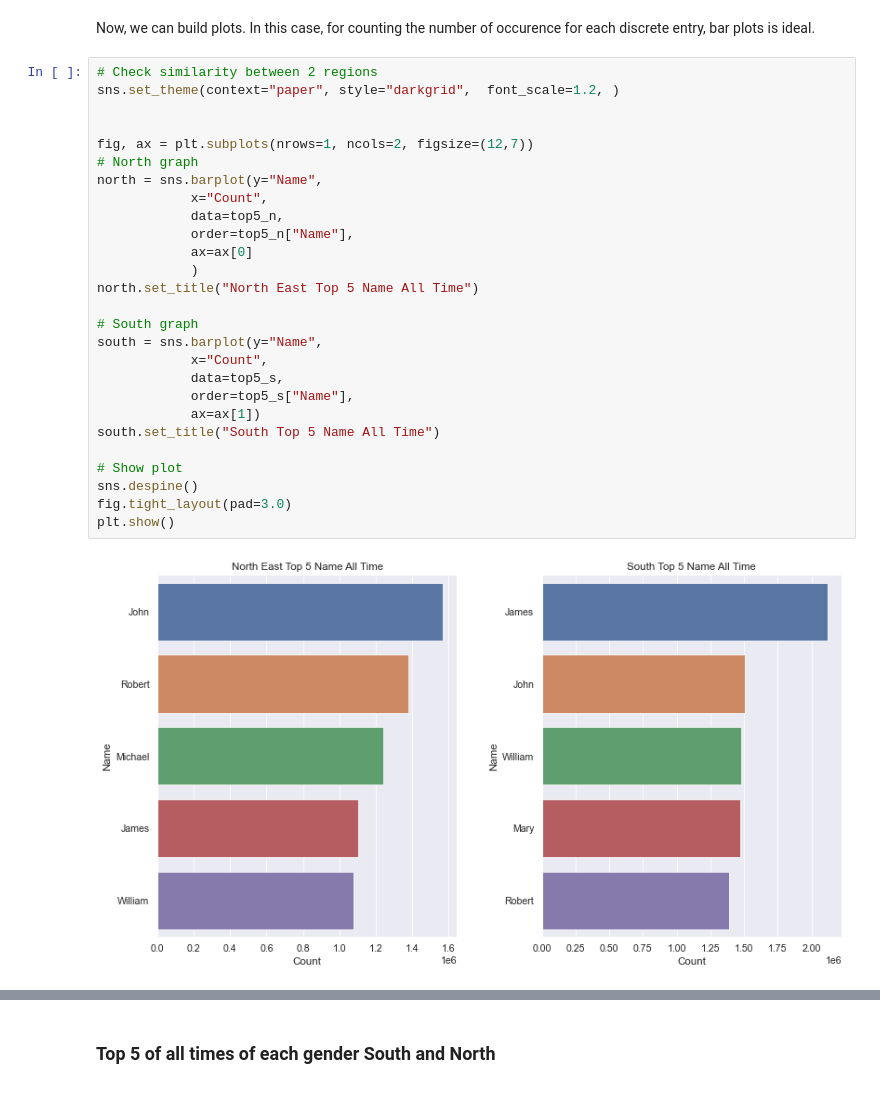
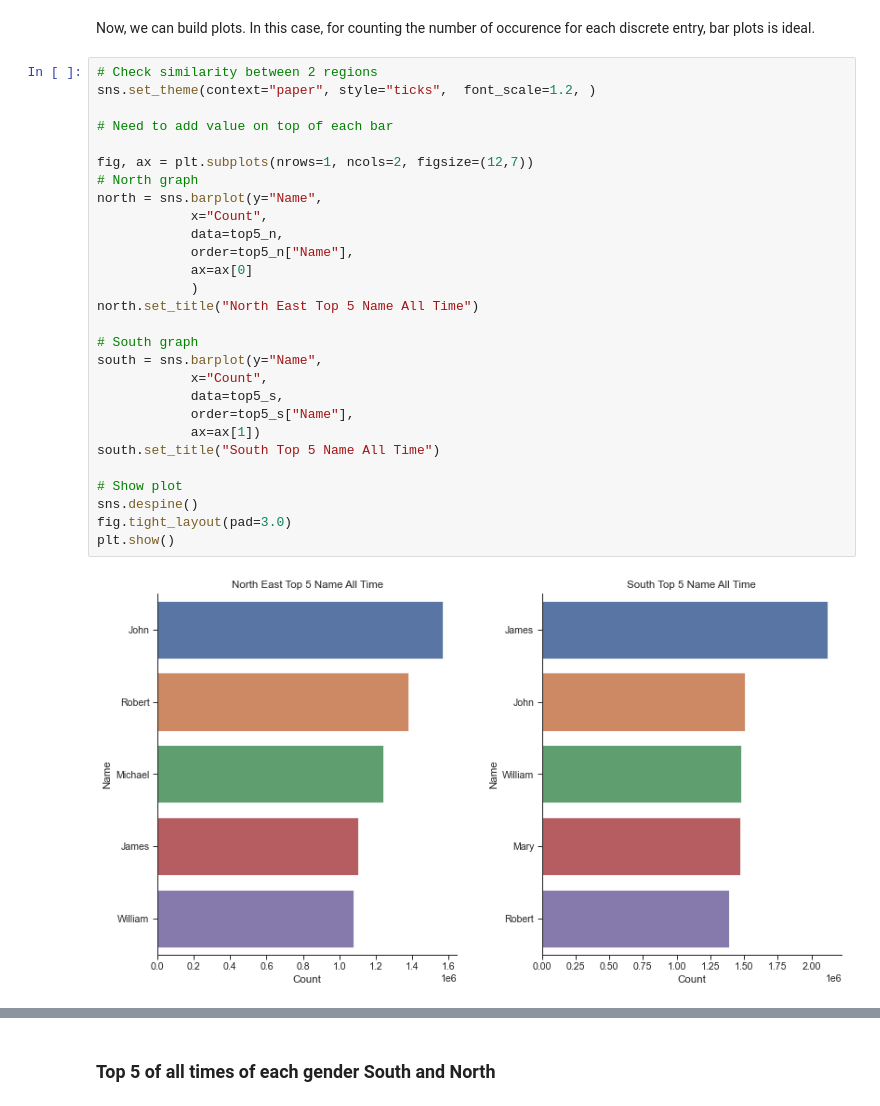
Before and after one commit to data301-2020-winter2/course-project-group_1039, a Jupyter notebook: analysis/Jamie/milestones2_EDA.ipynb, the cells around one changed output, grey strips where cells are left out. Cells and saved outputs as stored; diff of their text form.

```diff
--- a/analysis/Jamie/milestones2_EDA.ipynb
+++ b/analysis/Jamie/milestones2_EDA.ipynb
@@ -168,33 +168,34 @@ top5_s,low5_s = s_name.tail().reset_index(drop=True).sort_index(ascending=False)
 Now, we can build plots. In this case, for counting the number of occurence for each discrete entry, bar plots is ideal.
 # %%
 # Check similarity between 2 regions
-sns.set_theme(context="paper", style="darkgrid",  font_scale=1.2, )
+sns.set_theme(context="paper", style="ticks",  font_scale=1.2, )
 
+# Need to add value on top of each bar
 
 fig, ax = plt.subplots(nrows=1, ncols=2, figsize=(12,7))
 # North graph
 north = sns.barplot(y="Name",
             x="Count",
             data=top5_n,
             order=top5_n["Name"],
             ax=ax[0]
             )
 north.set_title("North East Top 5 Name All Time")
 
 # South graph
 south = sns.barplot(y="Name",
             x="Count",
             data=top5_s,
             order=top5_s["Name"],
             ax=ax[1])
 south.set_title("South Top 5 Name All Time")
 
 # Show plot
 sns.despine()
 fig.tight_layout(pad=3.0)
 plt.show()
 # %% [output]
-[figure, old version]
+[figure, new version]
 # %% [markdown]
 #### Observations
 
```
Also changed, not shown: parts of 10 cells of this notebook.
